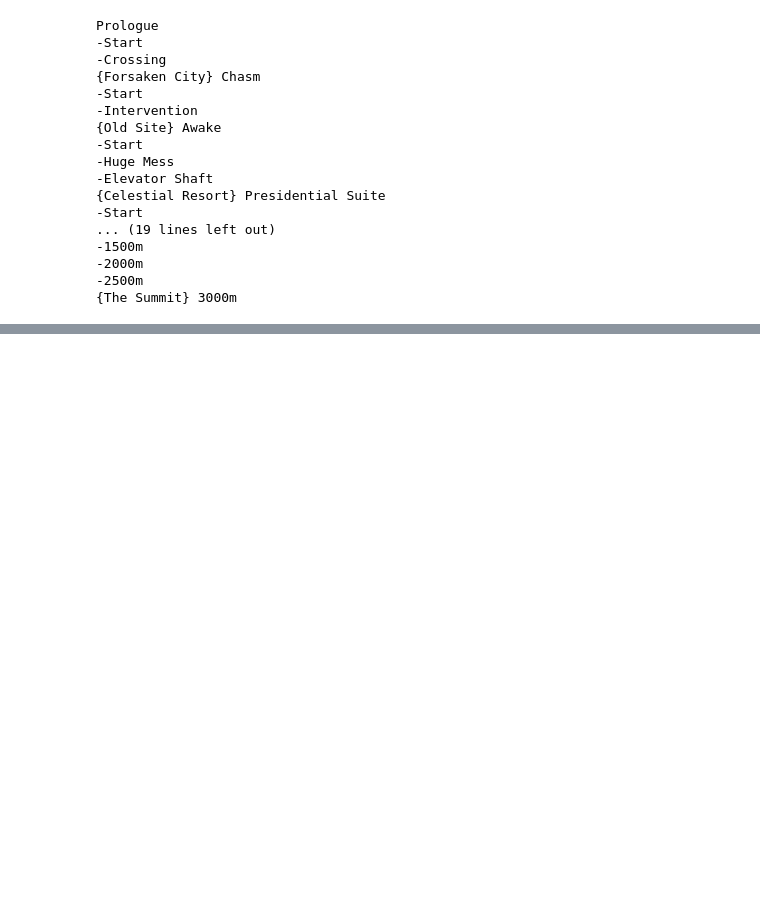
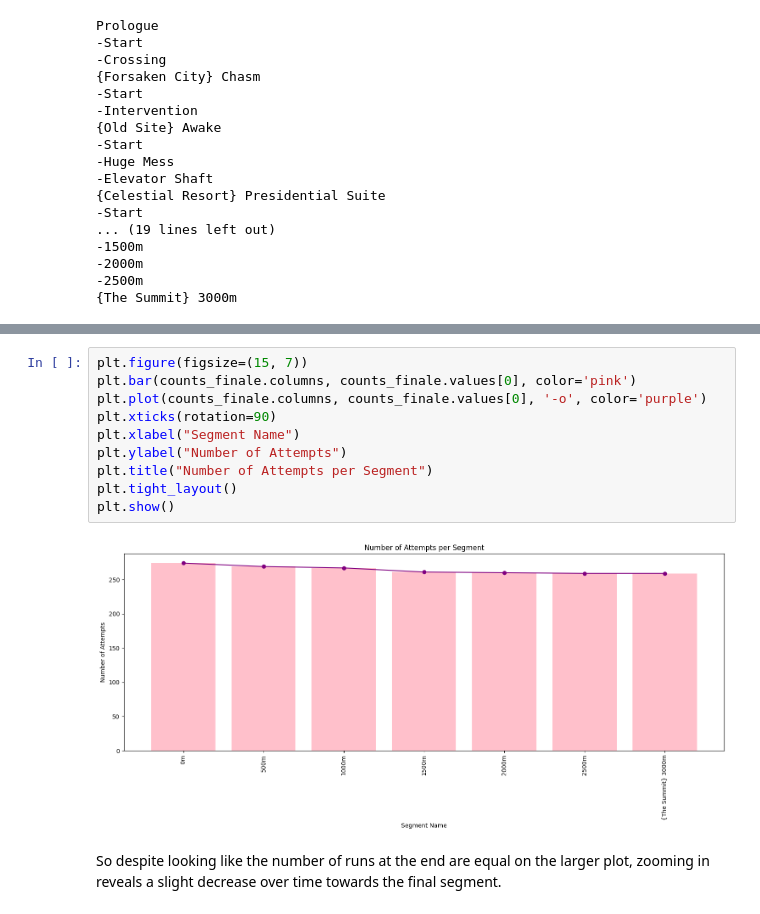
Before and after one commit to elizabethanneTMU820/ElizabethAnne.github.io, a Jupyter notebook: Projects/XML_DataCleaning/SpeedrunXML_to_Table.ipynb, the cells around one changed output, grey strips where cells are left out. Cells and saved outputs as stored; diff of their text form; blank space fills up the shorter version.

```diff
--- a/Projects/XML_DataCleaning/SpeedrunXML_to_Table.ipynb
+++ b/Projects/XML_DataCleaning/SpeedrunXML_to_Table.ipynb
@@ -196,0 +322,14 @@ Wrote attempts_cumulative_ms.csv with 3796 attempts and 35 segments.
+# %%
+plt.figure(figsize=(15, 7))
+plt.bar(counts_finale.columns, counts_finale.values[0], color='pink')
+plt.plot(counts_finale.columns, counts_finale.values[0], '-o', color='purple')
+plt.xticks(rotation=90)
+plt.xlabel("Segment Name")
+plt.ylabel("Number of Attempts")
+plt.title("Number of Attempts per Segment")
+plt.tight_layout()
+plt.show()
+# %% [output]
+[figure, added]
+# %% [markdown]
+So despite looking like the number of runs at the end are equal on the larger plot, zooming in reveals a slight decrease over time towards the final segment.
```
Also changed, not shown: parts of 26 cells of this notebook.
